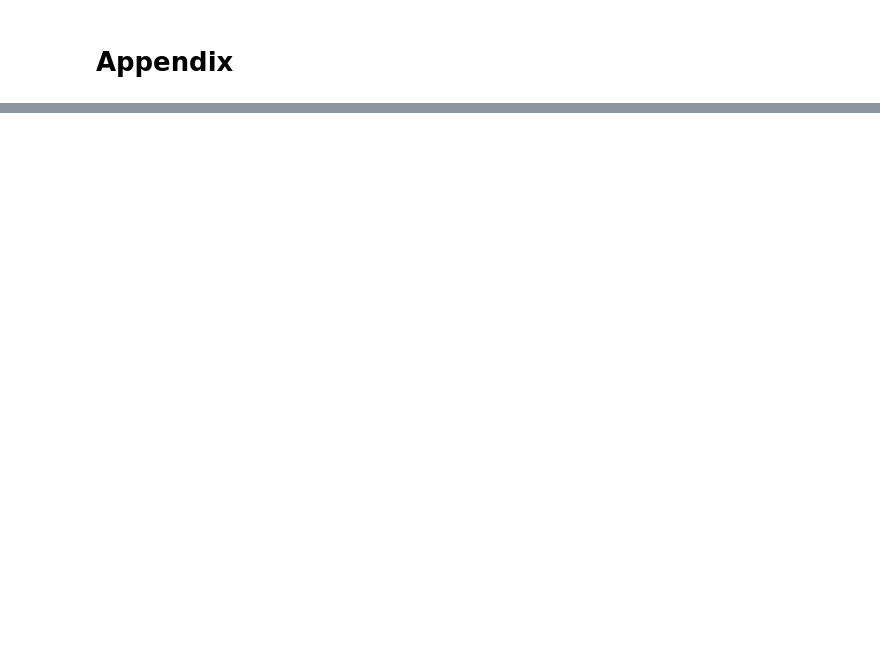
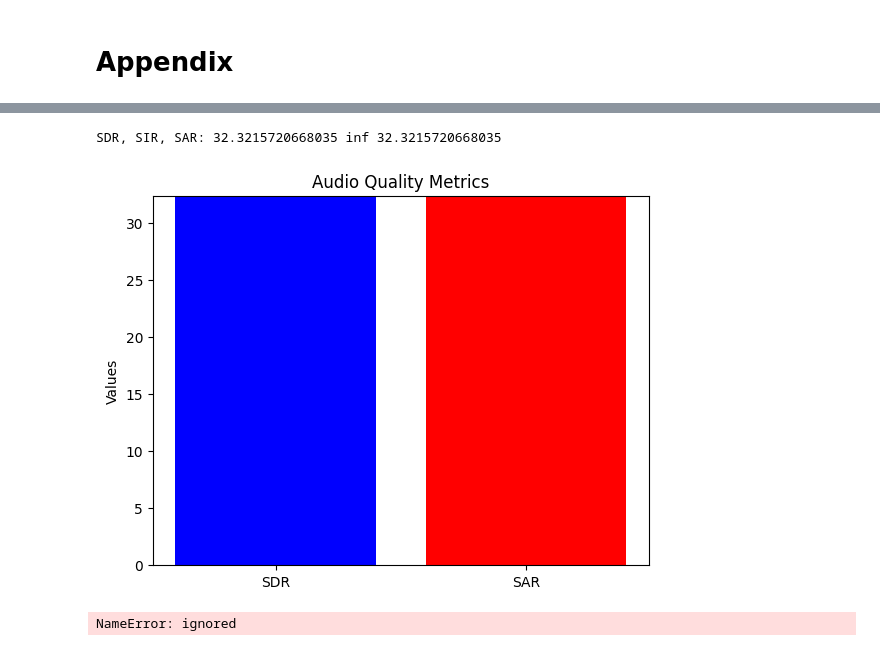
Before and after one commit to keriotisna/CS545-Final-Project, a Jupyter notebook: neural_net_nmf.ipynb, the cells around one changed output, grey strips where cells are left out. Cells and saved outputs as stored; diff of their text form; code cells hidden in the pictures; blank space fills up the shorter version.

```diff
--- a/neural_net_nmf.ipynb
+++ b/neural_net_nmf.ipynb
@@ -333,0 +436,65 @@ for i in range(n_components):
+# %%
+import numpy as np
+import mir_eval
+import pystoi
+import librosa
+
+def calculate_metrics(reference, estimated):
+    # SDR, SIR, SAR calculation using mir_eval
+    sdr, sir, sar, _ = mir_eval.separation.bss_eval_sources(reference, estimated)
+    return sdr[0], sir[0], sar[0]
+
+reference_signal, sr = librosa.load('true.wav', sr=None)
+estimated_signal, sr = librosa.load('pred.wav', sr=None)
+demuc_signal, sr = librosa.load('other.mp3', sr = sr)
+sdr, sir, sar = calculate_metrics(reference_signal, demuc_signal[:64000])
+
+print("SDR, SIR, SAR:", sdr, sir, sar)
+## Visualize
+import matplotlib.pyplot as plt
+
+def plot_metrics(sdr, sar):
+    metrics = ['SDR', 'SAR']
+    values = [sdr, sar]
+    plt.bar(metrics, values, color=['blue', 'red'])
+
+    plt.title('Audio Quality Metrics')
+    plt.ylabel('Values')
+    plt.ylim(0, max(values) + 0.1)  # Adjust y-axis limits
+
+    plt.show()
+
+
+plot_metrics(sdr, sar)
+# %% [output]
+SDR, SIR, SAR: 32.3215720668035 inf 32.3215720668035
+[figure, added]
+# %%
+# Adjusting the data for the box plot with the new provided values
+
+# Updated values for SDR
+min_sdr, q1_sdr, q3_sdr, max_sdr = 2, 6.3, 8.1, 9.3
+
+# Updated values for SAR
+min_sar, q1_sar, q3_sar, max_sar = 2.3, 6.75, 8.2, 9.2
+
+# Creating data for box plot
+data_sdr = [min_sdr, q1_sdr, avg_sdr, q3_sdr, max_sdr]  # [min, Q1, median, Q3, max] for SDR
+data_sar = [min_sar, q1_sar, avg_sar, q3_sar, max_sar]  # [min, Q1, median, Q3, max] for SAR
+data = [data_sdr, data_sar]  # Combining data
+
+# Creating the plot
+fig, ax = plt.subplots()
+
+# Adding the boxplot
+ax.boxplot(data, showmeans=True)
+
+# Adding titles and labels
+ax.set_xticklabels(['SDR', 'SAR'])
+ax.set_ylabel('Values')
+ax.set_title('Neural Net')
+
+# Display the plot
+plt.show()
+# %% [output]
+NameError: ignored
```
Also changed, not shown: parts of 18 cells of this notebook.
